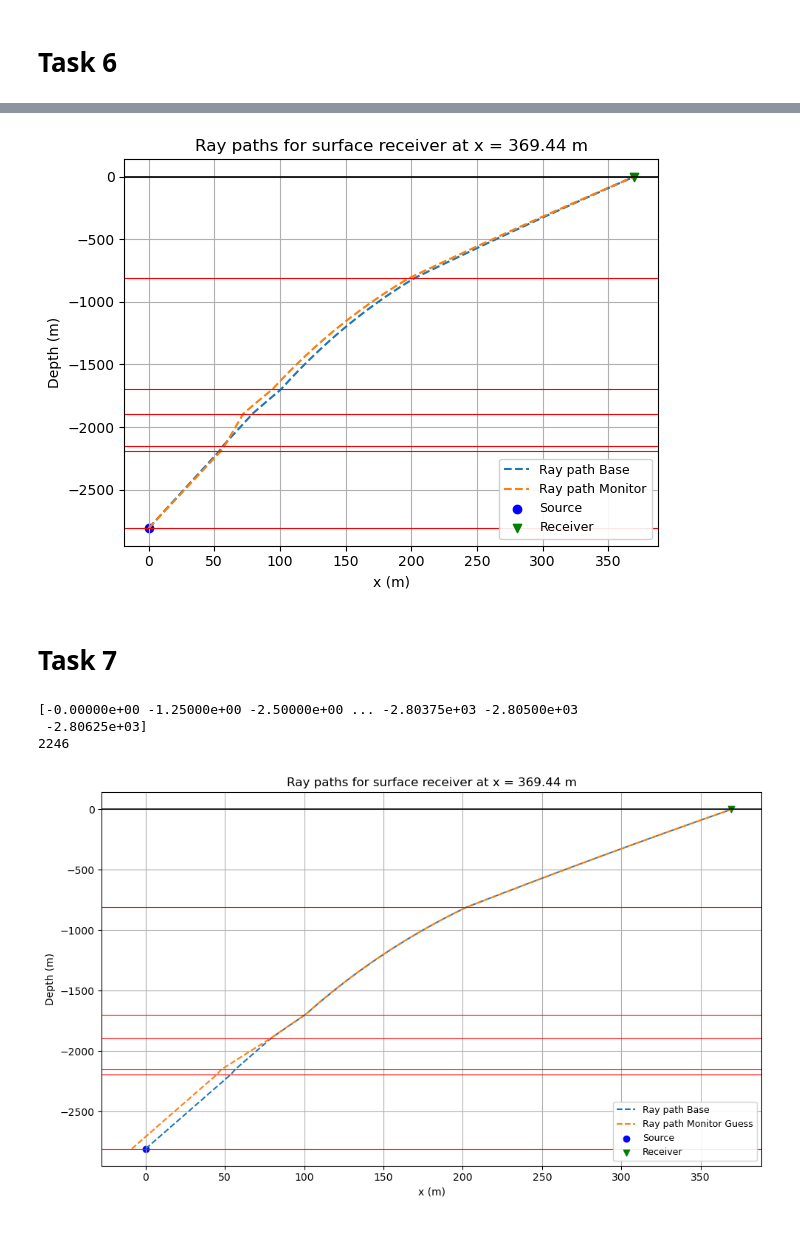
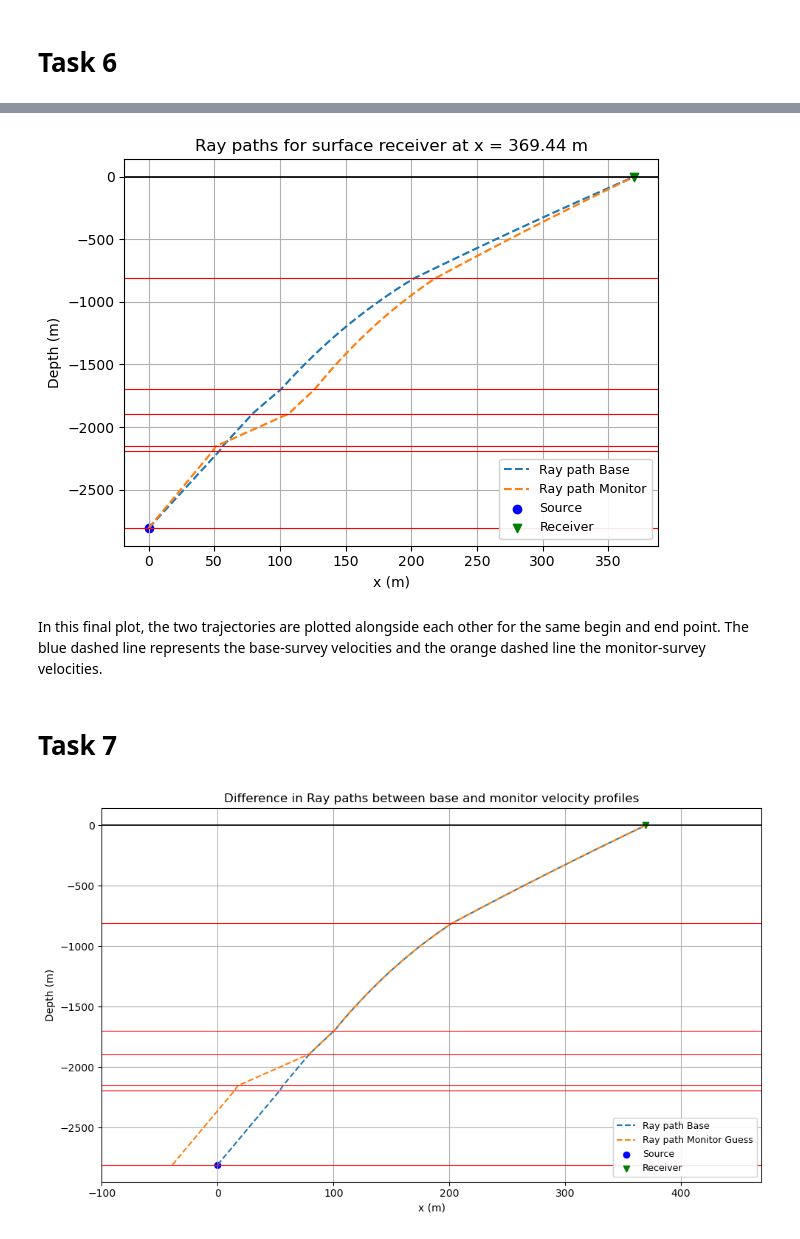
Before and after one commit to GijsvanGrieken/seismicity_groningen, a Jupyter notebook: Workshop_group2_final.ipynb, the cells around one changed output, grey strips where cells are left out. Cells and saved outputs as stored; diff of their text form; code cells hidden in the pictures.

```diff
--- a/Workshop_group2_final.ipynb
+++ b/Workshop_group2_final.ipynb
@@ -678,19 +680,10 @@ delta_vP_layer4 = 2737
 delta_vS_layer4 = 2363
 
 vp_log_monitor = vp_log.copy()
-vp_log_monitor[idxP[2]:idxP[3]] += delta_vP_layer4
+vp_log_monitor[idxP[2]:idxP[3]] -= delta_vP_layer4
 
 vs_log_monitor = vs_log.copy()
-vs_log_monitor[idxS[2]:idxS[3]] += delta_vS_layer4
-
-delta_vP_layer4 = 2737
-delta_vS_layer4 = 2363
-
-vp_log_monitor = vp_log.copy()
-vp_log_monitor[idxP[2]:idxP[3]] += delta_vP_layer4
-
-vs_log_monitor = vs_log.copy()
-vs_log_monitor[idxS[2]:idxS[3]] += delta_vS_layer4
+vs_log_monitor[idxS[2]:idxS[3]] -= delta_vS_layer4
 
 fig, axes = plt.subplots(1, 2, figsize=(10, 6), sharey=True)
 
@@ -801,7 +808,7 @@ def arrival_times_surface_receivers(theta0, v, z_inc, depths):
     return t_total, x_final, x_paths, thetas
 # %%
 arr_times_base, x_final_base, x_path_base, thetas_base  = arrival_times_surface_receivers([5, 10, 15, 20], vp_log, 2808, depthsP)
-arr_times_mon, x_final_mon, x_path_mon, thetas_mon = arrival_times_surface_receivers([5.118526, 10.214793, 15.258636, 20.1994896], vp_log_monitor, 2808, depthsP)
+arr_times_mon, x_final_mon, x_path_mon, thetas_mon = arrival_times_surface_receivers([4.535463, 9.06785, 13.6066977, 18.2118147], vp_log_monitor, 2808, depthsP)
 # %% [output]
 2246
 Total travel time for incident angle 0.087266 degrees: 0.963372 s, horizontal distance: 369.438953 m
@@ -868,7 +910,9 @@ plt.legend(
 plt.tight_layout()
 plt.show()
 # %% [output]
-[figure, old version]
+[figure, new version]
+# %% [markdown]
+In this final plot, the two trajectories are plotted alongside each other for the same begin and end point. The blue dashed line represents the base-survey velocities and the orange dashed line the monitor-survey velocities.
 # %% [markdown]
 # Task 7
 # %%
@@ -883,7 +927,6 @@ def arrival_times_surface_receivers(theta0, v, z_inc, depths):
     v = v[0:int(z_inc/dz)]
 
     z = -1 * np.arange(0, len(v)*dz, dz)
-    print(z)
     t_total = np.zeros(len(theta0))
     x_final = np.zeros(len(theta0))
     x_paths = {}
@@ -905,45 +948,37 @@ def arrival_times_surface_receivers(theta0, v, z_inc, depths):
             x_path.append(x_path[j] + (dz * np.tan(theta_j)))
             s = np.sqrt((dz**2) + ((x_path[j+1] - x_path[j])**2))
             t_path.append(s / (v_j))
-        print(len(x_path))
 
         t_total[i] = np.sum(t_path)
         x_final[i] = x_path[-1]
         x_paths[i] = x_path
         thetas[i] = theta
     return t_total, x_final, x_paths, thetas
 
 theta_start = thetas_base[0][-1] * (180/np.pi)
 
-dz = 1.25
-
-
-
-
-arr_times_guess, x_final_guess, x_path_guess, thetas_guess = arrival_times_surface_receivers([-theta_start], vp_mon_log, 2808, depthsP)
+arr_times_guess, x_final_guess, x_path_guess, thetas_guess = arrival_times_surface_receivers([-theta_start], vp_log_monitor, 2808, depthsP)
 x_path_guess_flipped = x_path_guess[0][::-1] + x_final_base[0]
 
 plt.figure(figsize=(10,6))
 plt.plot(x_path_base[0], z, linestyle='--', alpha=1, label="Ray path Base")
 plt.plot( x_path_guess_flipped, z, linestyle='--', alpha=1, label="Ray path Monitor Guess")
 plt.scatter([0], [z[0]], color='b', marker='o', label='Source')
 plt.scatter([x_final_base[0]], [z[-1]], color='g', marker='v', label='Receiver')
 plt.axhline(y=0, color='k', lw=1.2)
 for h in depthsP[0:6]:
     plt.axhline(y=-h, color='r', lw=0.8)
 plt.grid()
 plt.xlabel("x (m)")
+plt.xlim(-100, x_final_base[0]+100)
 plt.ylabel("Depth (m)")
-plt.title(f"Ray paths for surface receiver at x = {x_final_base[0]:.2f} m")
+plt.title(f"Difference in Ray paths between base and monitor velocity profiles")
 plt.legend(
     loc="lower right",
     fontsize=9,
     framealpha=0.9
 )
 plt.tight_layout()
 plt.show()
 # %% [output]
-[-0.00000e+00 -1.25000e+00 -2.50000e+00 ... -2.80375e+03 -2.80500e+03
- -2.80625e+03]
-2246
-[figure, old version]
+[figure, new version]
```
Also changed, not shown: parts of 10 cells of this notebook.
